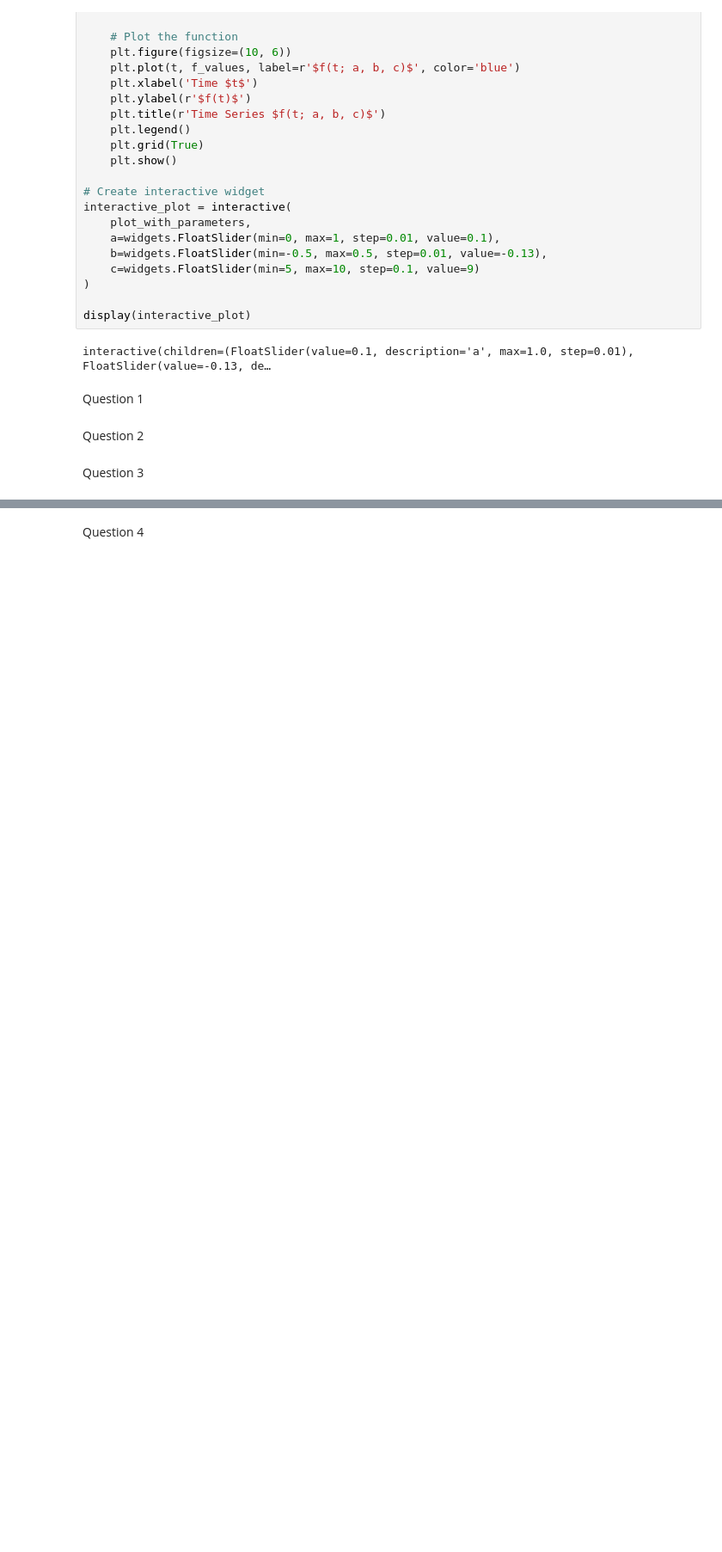
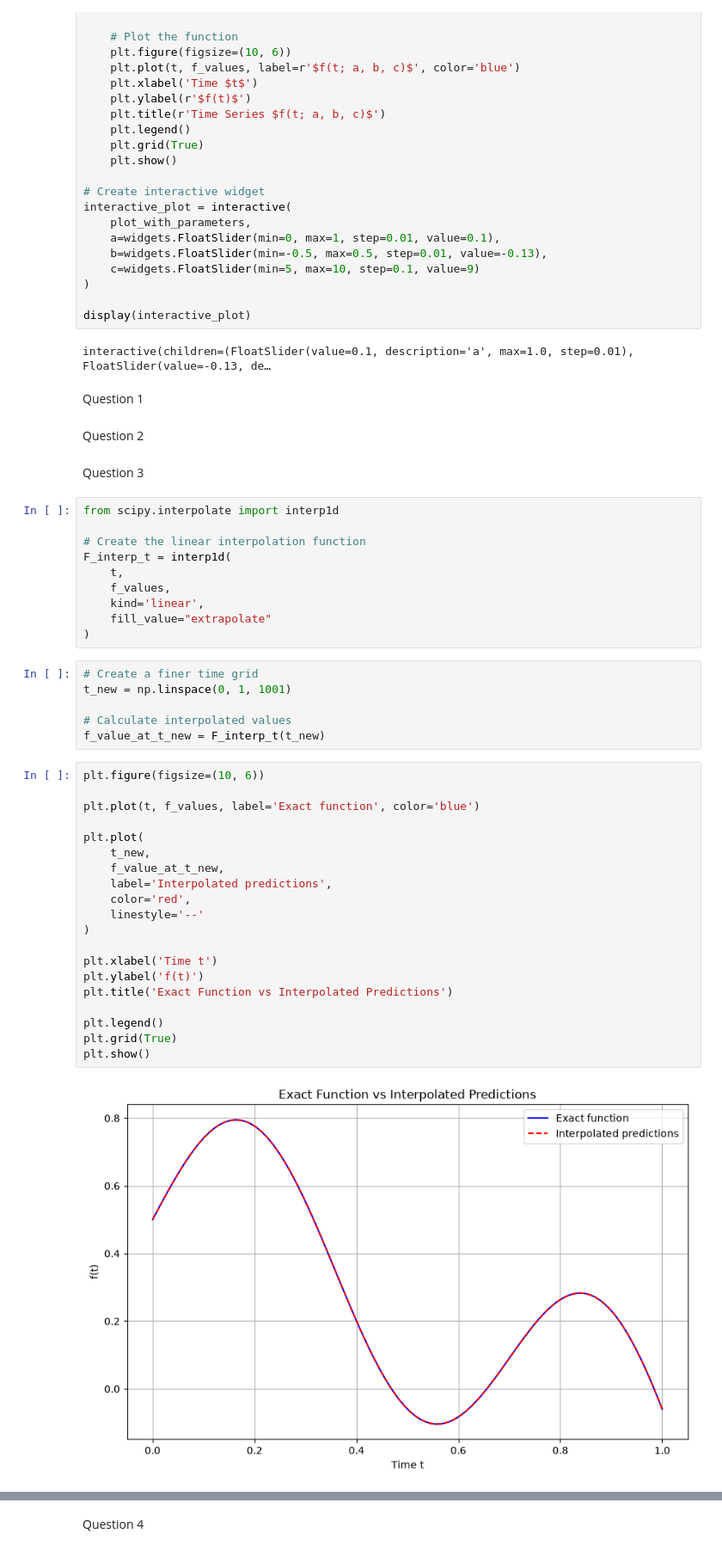
Before and after one commit to Ran-813/d100_ps3, a Jupyter notebook: ps3.ipynb, the cells around one changed output, grey strips where cells are left out. Shown at 86% size. Drawn from its saved outputs; the diff is of its cells as text; blank space fills up the shorter version.

```diff
--- a/ps3.ipynb
+++ b/ps3.ipynb
@@ -68,3 +68,41 @@ Question 1
 Question 2
 # %% [markdown]
 Question 3
+# %%
+from scipy.interpolate import interp1d
+
+# Create the linear interpolation function
+F_interp_t = interp1d(
+    t,
+    f_values,
+    kind='linear',
+    fill_value="extrapolate"
+)
+# %%
+# Create a finer time grid
+t_new = np.linspace(0, 1, 1001)
+
+# Calculate interpolated values
+f_value_at_t_new = F_interp_t(t_new)
+# %%
+plt.figure(figsize=(10, 6))
+
+plt.plot(t, f_values, label='Exact function', color='blue')
+
+plt.plot(
+    t_new,
+    f_value_at_t_new,
+    label='Interpolated predictions',
+    color='red',
+    linestyle='--'
+)
+
+plt.xlabel('Time t')
+plt.ylabel('f(t)')
+plt.title('Exact Function vs Interpolated Predictions')
+
+plt.legend()
+plt.grid(True)
+plt.show()
+# %% [output]
+[figure, added]
```
Also changed, not shown: parts of 5 cells of this notebook, 2 other files.
